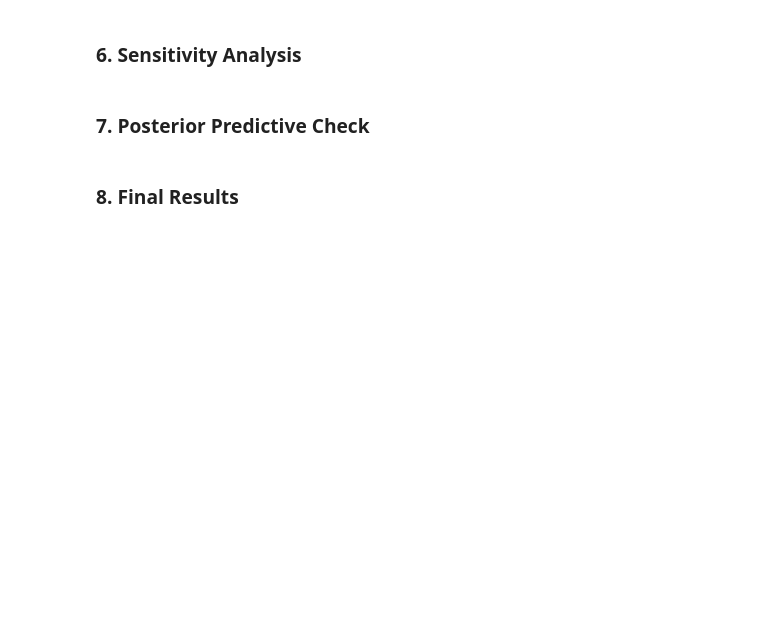
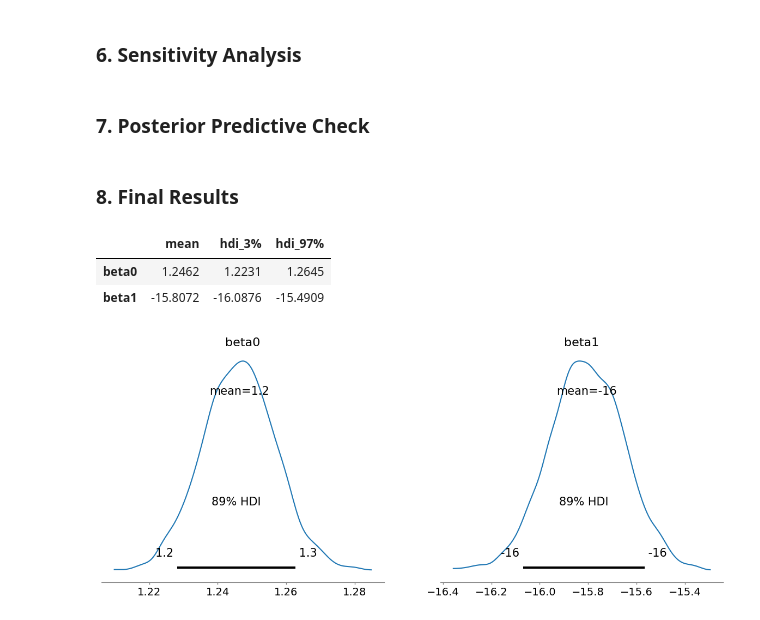
Before and after one commit to erobbtan/AST5731_PROJ2, a Jupyter notebook: Project2.ipynb, the cells around one changed output. Cells and saved outputs as stored; diff of their text form; code cells hidden in the pictures; blank space fills up the shorter version.

```diff
--- a/Project2.ipynb
+++ b/Project2.ipynb
@@ -156,7 +184,13 @@ az.plot_autocorr(trace, var_names=['beta0','beta1'],combined=True, max_lag=200);
 ### 8. Final Results
 # %%
 # Summary
-az.summary(trace, var_names=['beta0','beta1'],round_to=4)[['mean','hdi_3%','hdi_97%']]
+az.summary(idata, var_names=['beta0','beta1'],round_to=4)[['mean','hdi_3%','hdi_97%']]
+# %% [output]
+|  | mean | hdi_3% | hdi_97% |
+| beta0 | 1.2462 | 1.2231 | 1.2645 |
+| beta1 | -15.8072 | -16.0876 | -15.4909 |
 # %%
 # Posterior Plots with Credible Interval
-az.plot_posterior(trace, var_names=['beta0','beta1'], hdi_prob=.89);
+az.plot_posterior(idata, var_names=['beta0','beta1'], hdi_prob=.89);
+# %% [output]
+[figure, added]
```
Also changed, not shown: parts of 7 cells of this notebook.
